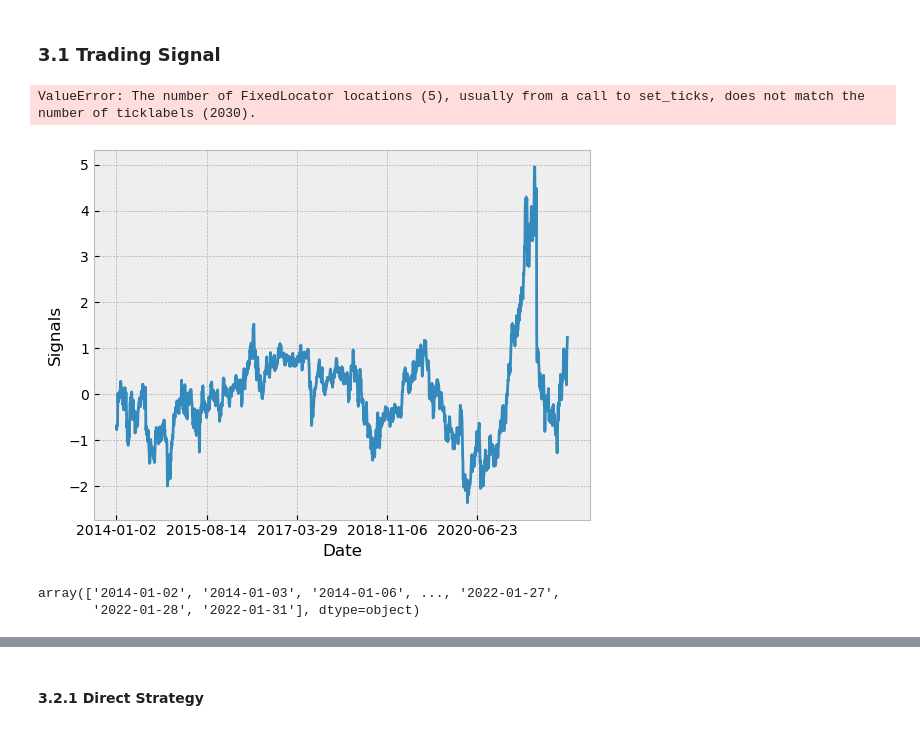
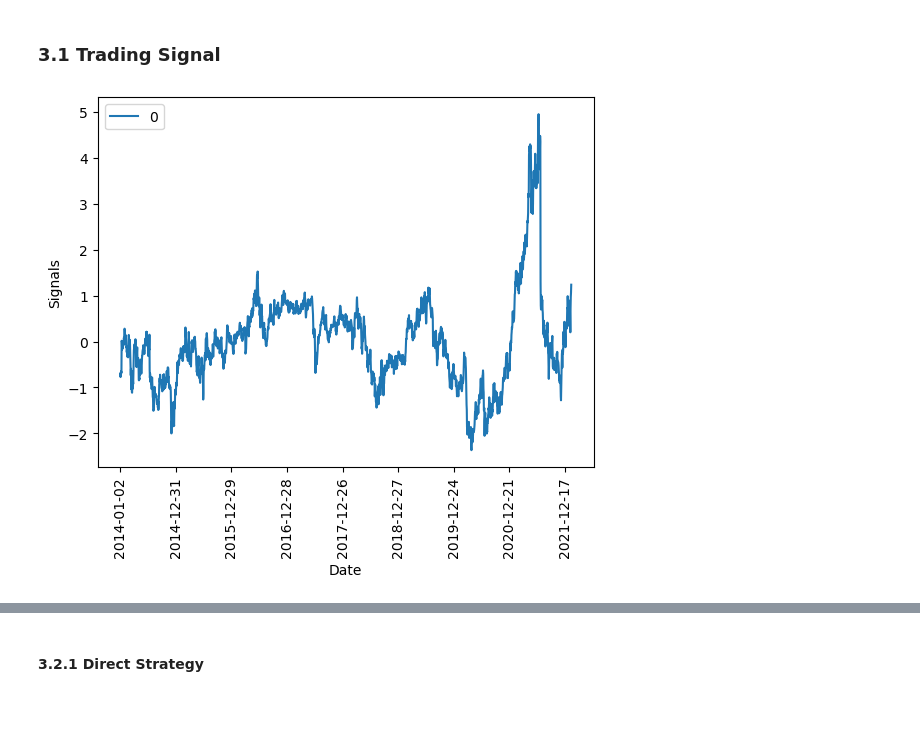
Before and after one commit to victoriawong1123/emf_project2, a Jupyter notebook: emf_project2.ipynb, the cells around one changed output, grey strips where cells are left out. Cells and saved outputs as stored; diff of their text form; code cells hidden in the pictures.

```diff
--- a/emf_project2.ipynb
+++ b/emf_project2.ipynb
@@ -555,15 +555,9 @@ idxt = trade_pair.index.values
 # %%
 # Plot signals
 ax = plt.gca()
-ax.plot(signals)
+signals.plot(ax=ax)
 plt.xlabel('Date')
 plt.ylabel('Signals')
-plt.xticks(dummy_values, idxt)
+plt.xticks(rotation=90);
 # %% [output]
-ValueError: The number of FixedLocator locations (5), usually from a call to set_ticks, does not match the number of ticklabels (2030).
-[figure, old version]
+[figure, new version]
-# %%
-idxt
-# %% [output]
-array(['2014-01-02', '2014-01-03', '2014-01-06', ..., '2022-01-27',
-       '2022-01-28', '2022-01-31'], dtype=object)
```
Also changed, not shown: parts of 10 cells of this notebook.
